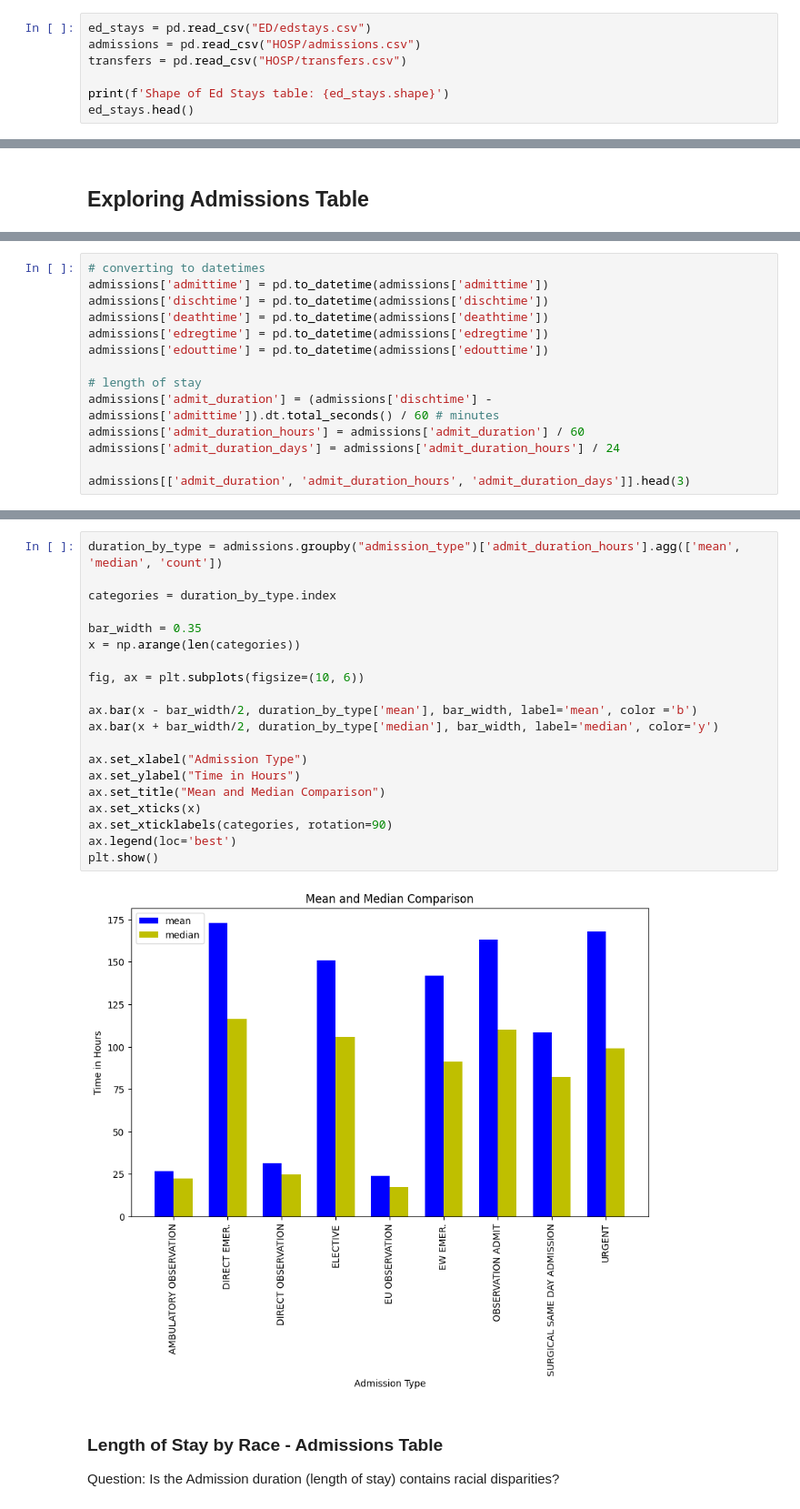
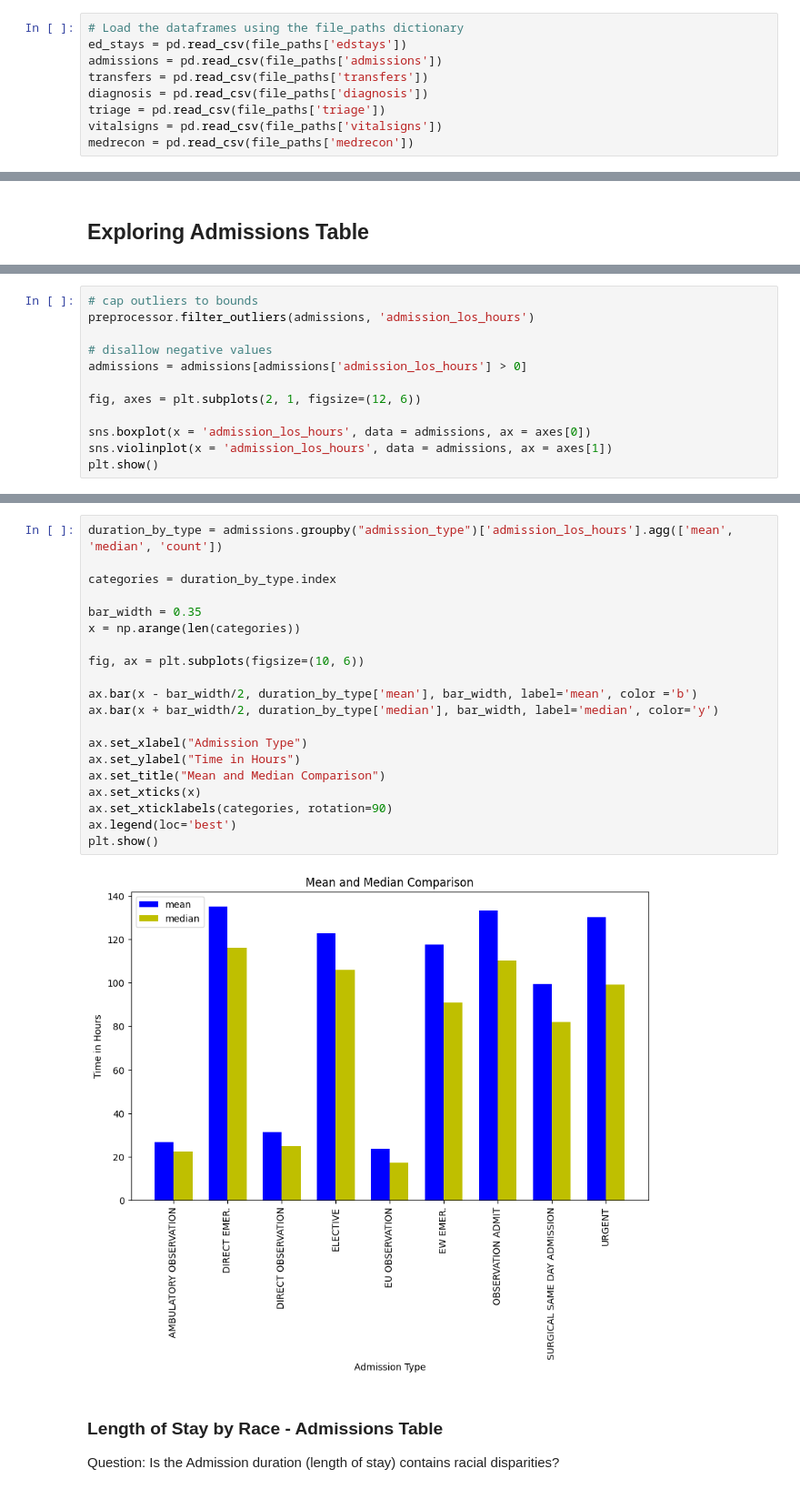
Before and after one commit to JewelsHovan/Milestone-I, a Jupyter notebook: EDA.ipynb, the cells around one changed output, grey strips where cells are left out. Shown at 91% size. Saved outputs shown, nothing was run; the diff lists cells and outputs as text.

```diff
--- a/EDA.ipynb
+++ b/EDA.ipynb
@@ -17,7 +53,9 @@ from utils import nunique_per_cat
 # %%
-ed_stays = pd.read_csv("ED/edstays.csv")
-admissions = pd.read_csv("HOSP/admissions.csv")
-transfers = pd.read_csv("HOSP/transfers.csv")
-
-print(f'Shape of Ed Stays table: {ed_stays.shape}')
-ed_stays.head()
+# Load the dataframes using the file_paths dictionary
+ed_stays = pd.read_csv(file_paths['edstays'])
+admissions = pd.read_csv(file_paths['admissions'])
+transfers = pd.read_csv(file_paths['transfers'])
+diagnosis = pd.read_csv(file_paths['diagnosis'])
+triage = pd.read_csv(file_paths['triage'])
+vitalsigns = pd.read_csv(file_paths['vitalsigns'])
+medrecon = pd.read_csv(file_paths['medrecon'])
@@ -465,14 +462,0 @@ admissions['race_grouped'] = admissions['race'].map(race_mapping).fillna('Other'
-# %%
-# converting to datetimes
-admissions['admittime'] = pd.to_datetime(admissions['admittime'])
-admissions['dischtime'] = pd.to_datetime(admissions['dischtime'])
-admissions['deathtime'] = pd.to_datetime(admissions['deathtime'])
-admissions['edregtime'] = pd.to_datetime(admissions['edregtime'])
-admissions['edouttime'] = pd.to_datetime(admissions['edouttime'])
-
-# length of stay
-admissions['admit_duration'] = (admissions['dischtime'] - admissions['admittime']).dt.total_seconds() / 60 # minutes
-admissions['admit_duration_hours'] = admissions['admit_duration'] / 60
-admissions['admit_duration_days'] = admissions['admit_duration_hours'] / 24
-
-admissions[['admit_duration', 'admit_duration_hours', 'admit_duration_days']].head(3)
@@ -504,0 +493,12 @@ plt.show()
+# %%
+# cap outliers to bounds
+preprocessor.filter_outliers(admissions, 'admission_los_hours')
+
+# disallow negative values
+admissions = admissions[admissions['admission_los_hours'] > 0]
+
+fig, axes = plt.subplots(2, 1, figsize=(12, 6))
+
+sns.boxplot(x = 'admission_los_hours', data = admissions, ax = axes[0])
+sns.violinplot(x = 'admission_los_hours', data = admissions, ax = axes[1])
+plt.show()
@@ -509,25 +513,25 @@ We can see that the IQR or 50% of the values fall between 1 to 4 days, showcasin
 # %%
-duration_by_type = admissions.groupby("admission_type")['admit_duration_hours'].agg(['mean', 'median', 'count'])
+duration_by_type = admissions.groupby("admission_type")['admission_los_hours'].agg(['mean', 'median', 'count'])
 
 categories = duration_by_type.index
 
 bar_width = 0.35
 x = np.arange(len(categories))
 
 fig, ax = plt.subplots(figsize=(10, 6))
 
 ax.bar(x - bar_width/2, duration_by_type['mean'], bar_width, label='mean', color ='b')
 ax.bar(x + bar_width/2, duration_by_type['median'], bar_width, label='median', color='y')
 
 ax.set_xlabel("Admission Type")
 ax.set_ylabel("Time in Hours")
 ax.set_title("Mean and Median Comparison")
 ax.set_xticks(x)
 ax.set_xticklabels(categories, rotation=90)
 ax.legend(loc='best')
 plt.show()
 # %% [output]
-[figure, old version]
+[figure, new version]
 # %% [markdown]
 ### Length of Stay by Race - Admissions Table
 
```
Also changed, not shown: parts of 70 cells of this notebook, 7 other files.
